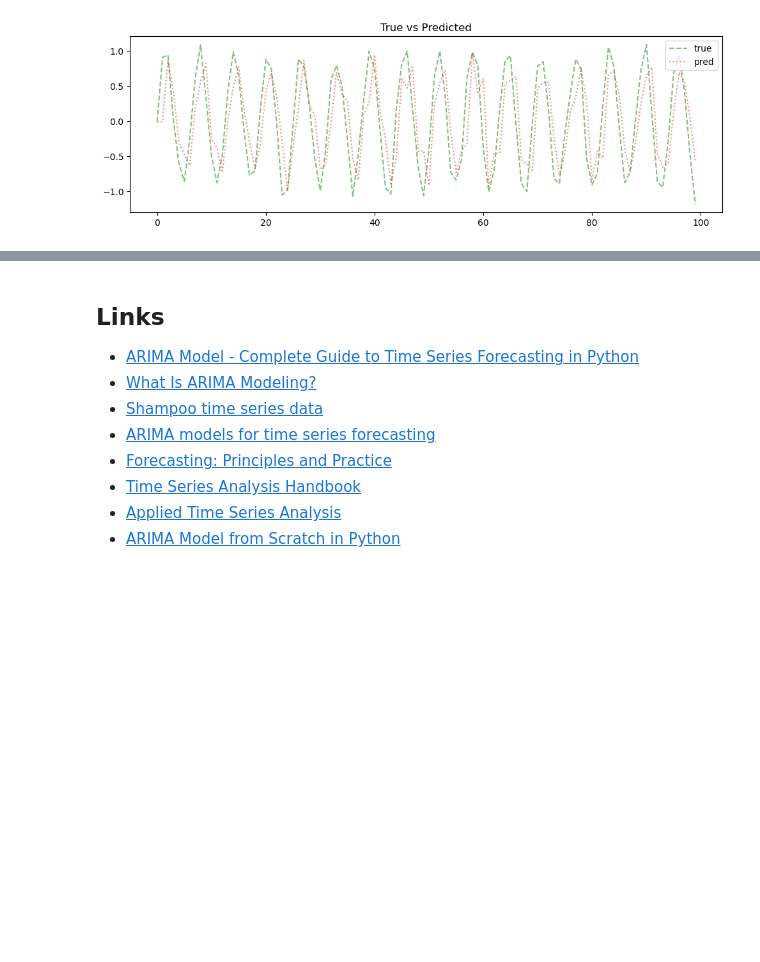
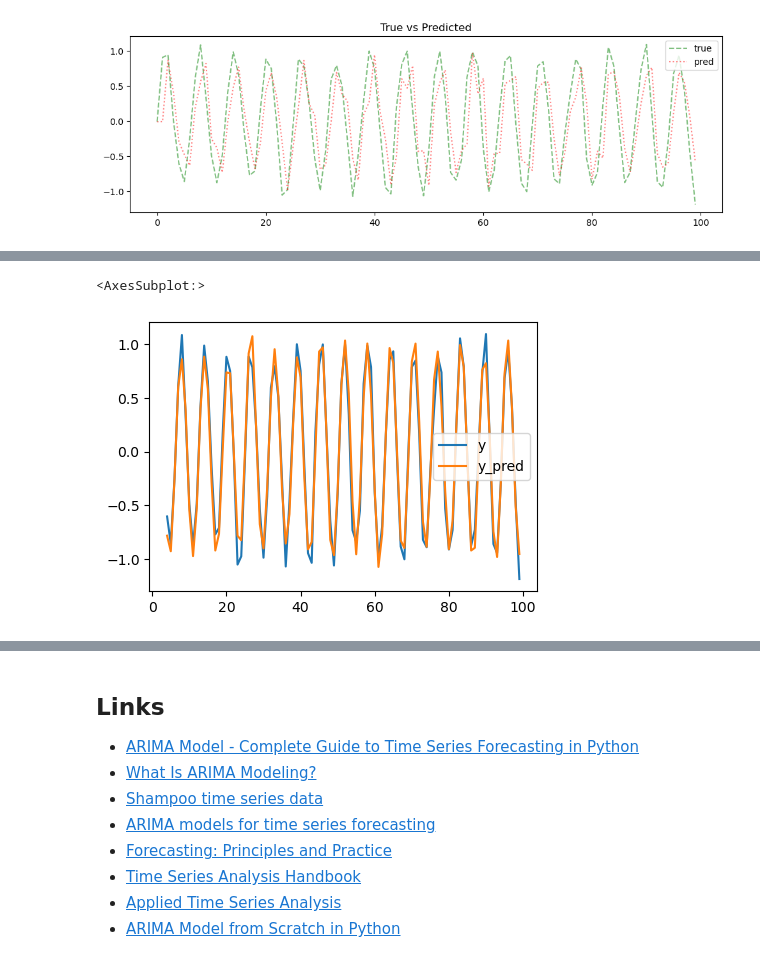
Before and after one commit to oneoffcoder/books, a Jupyter notebook: sphinx/datascience/source/arima.ipynb, the cells around one changed output, grey strips where cells are left out. Drawn from its saved outputs; the diff is of its cells as text; code cells hidden in the pictures; blank space fills up the shorter version.

```diff
--- a/sphinx/datascience/source/arima.ipynb
+++ b/sphinx/datascience/source/arima.ipynb
@@ -207,18 +207,29 @@ from sklearn.metrics import mean_absolute_error, mean_squared_error
 
 def lag_data(s, n):
     df = pd.DataFrame({f't_{shift}' if shift > 0 else 'y': s.shift(shift)
-                       for shift in range(p + 1)})
+                       for shift in range(n + 1)})
     return df
 
-def do_ar(s, p, tr_size=0.8):
-    df = pd.DataFrame({f't_{shift}': s.shift(shift) for shift in range(p + 1)})
+def split_data(df, tr_size=0.8):
     N = int(np.ceil(tr_size * df.shape[0]))
 
     df_tr = df[:N].dropna()
     df_te = df[N:]
 
-    X_tr, y_tr = df_tr.iloc[:,1:], df_tr.iloc[:,0]
-    X_te, y_te = df_te.iloc[:,1:], df_te.iloc[:,0]
+    return df_tr, df_te
+
+def get_Xy(df):
+    X = df[df.columns.drop(['y'])]
+    y = df['y']
+
+    return X, y
+
+def do_modeling(s, n, param_name, tr_size=0.8):
+    df = lag_data(s, n)
+    df_tr, df_te = split_data(df)
+
+    X_tr, y_tr = get_Xy(df_tr)
+    X_te, y_te = get_Xy(df_te)
 
     m = LinearRegression()
     m.fit(X_tr, y_tr)
@@ -233,7 +244,7 @@ def do_ar(s, p, tr_size=0.8):
     mse_te = mean_squared_error(y_te, y_pred_te)
 
     return {
-        'p': p,
+        param_name: n,
         'df_tr': df_tr,
         'df_te': df_te,
         'model': m,
@@ -241,8 +252,14 @@ def do_ar(s, p, tr_size=0.8):
         'mse': mse_te
     }
 
-ar_df = pd.DataFrame([do_ar(s, p) for p in range(1, 10)]) \
-    .sort_values(['mae']) \
-    .reset_index(drop=True)
+def do_ar(s, p, tr_size=0.8):
+    return do_modeling(s, p, 'p', tr_size)
 
-ar_df
+def do_ma(r, q, tr_size=0.8):
+    return do_modeling(r, q, 'q', tr_size)
+
+def get_parameters(m):
+    return pd.concat([
+        pd.Series([m.intercept_], ['intercept']),
+        pd.Series(m.coef_, [f't_{i+1}' for i in range(len(m.coef_))])
+    ])
@@ -296,0 +283,9 @@ pd.Series(y_pred).plot()
+# %%
+fig, ax = plt.subplots(figsize=(5, 3.5))
+
+pd.concat([
+    ar_df.iloc[0]['df_tr'],
+    ar_df.iloc[0]['df_te']])[['y', 'y_pred']].plot(ax=ax)
+# %% [output]
+<AxesSubplot:>
+[figure, added]
```
Also changed, not shown: parts of 14 cells of this notebook.
